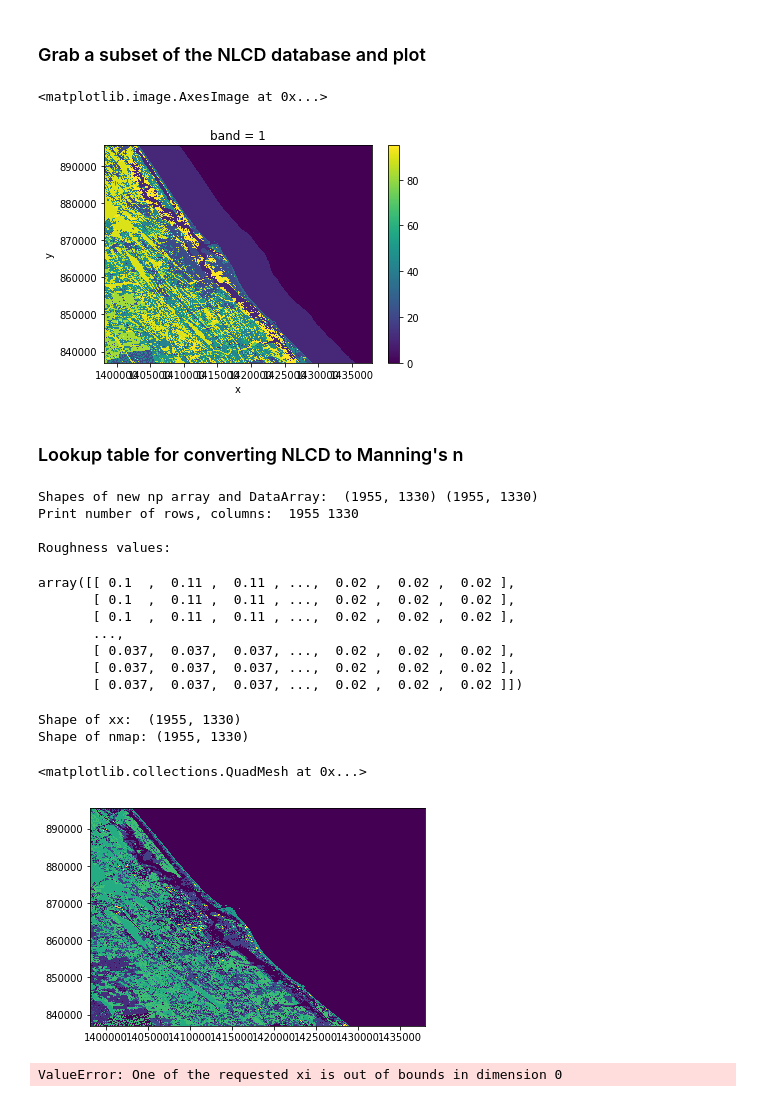
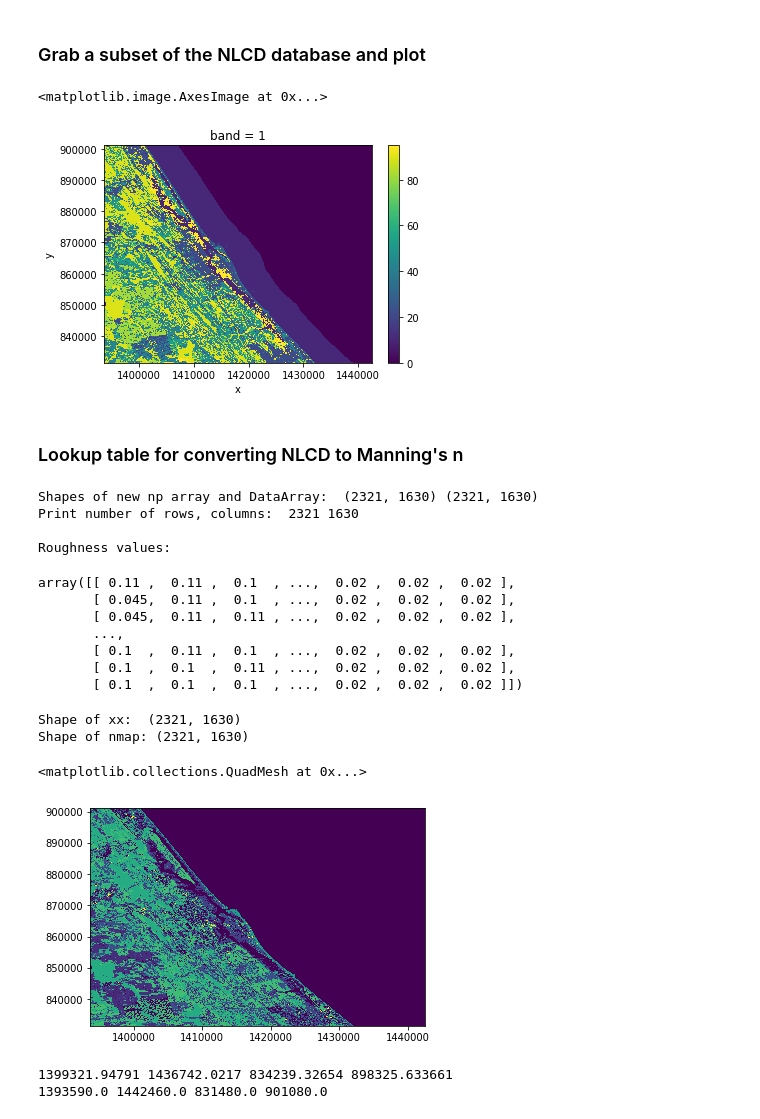
Before and after one commit to csherwood-usgs/CRF_classes_to_Roughness, a Jupyter notebook: Matanzas.ipynb, the cells around one changed output. Saved outputs shown, nothing was run; the diff lists cells and outputs as text; code cells hidden in the pictures.

```diff
--- a/Matanzas.ipynb
+++ b/Matanzas.ipynb
@@ -16,7 +16,8 @@ from scipy import interpolate
 # %% [markdown]
 ### Location and name of the model grid
 # %%
-gdir = '../../Matanzas_grid/'
+#gdir = '../../Matanzas_grid/'
+gdir = './'
 gfn  = 'GTM_COARSE_May12018_smooth_open_s.nc'
 # %% [markdown]
 ### Import model grid
@@ -94,11 +95,12 @@ E-W extent:  38886.92508039507  N-S extent 59640.73873537418
 # %% [markdown]
 ### Grab a subset of the NLCD database and plot
 # %%
-dss = ds[0,:,:].sel(x=slice(e0-500.,e1+500.), y=slice(n0-500.,n1+500))
+# pad this by 5 km
+dss = ds[0,:,:].sel(x=slice(e0-5000.,e1+5000.), y=slice(n0+5000.,n1-5000))
 dss.plot.imshow()
 # %% [output]
 <matplotlib.image.AxesImage at 0x...>
-[figure, old version]
+[figure, new version]
 # %% [markdown]
 ### Lookup table for converting NLCD to Manning's n
 # %%
@@ -126,17 +128,17 @@ for i in range(ni):
 print('\nRoughness values:')
 nmap
 # %% [output]
-Shapes of new np array and DataArray:  (1955, 1330) (1955, 1330)
-Print number of rows, columns:  1955 1330
+Shapes of new np array and DataArray:  (2321, 1630) (2321, 1630)
+Print number of rows, columns:  2321 1630
 
 Roughness values:
-array([[ 0.1  ,  0.11 ,  0.11 , ...,  0.02 ,  0.02 ,  0.02 ],
-       [ 0.1  ,  0.11 ,  0.11 , ...,  0.02 ,  0.02 ,  0.02 ],
-       [ 0.1  ,  0.11 ,  0.11 , ...,  0.02 ,  0.02 ,  0.02 ],
+array([[ 0.11 ,  0.11 ,  0.1  , ...,  0.02 ,  0.02 ,  0.02 ],
+       [ 0.045,  0.11 ,  0.1  , ...,  0.02 ,  0.02 ,  0.02 ],
+       [ 0.045,  0.11 ,  0.11 , ...,  0.02 ,  0.02 ,  0.02 ],
        ...,
-       [ 0.037,  0.037,  0.037, ...,  0.02 ,  0.02 ,  0.02 ],
-       [ 0.037,  0.037,  0.037, ...,  0.02 ,  0.02 ,  0.02 ],
-       [ 0.037,  0.037,  0.037, ...,  0.02 ,  0.02 ,  0.02 ]])
+       [ 0.1  ,  0.11 ,  0.1  , ...,  0.02 ,  0.02 ,  0.02 ],
+       [ 0.1  ,  0.1  ,  0.11 , ...,  0.02 ,  0.02 ,  0.02 ],
+       [ 0.1  ,  0.1  ,  0.1  , ...,  0.02 ,  0.02 ,  0.02 ]])
 # %%
 # make same-sized arrays of x and y (these are in the Albers projection)
 x = dss['x'].values
@@ -153,19 +155,19 @@ print('Shape of nmap:',np.shape(nmap))
 # look at the roughness map
 plt.pcolormesh(xx,yy,nmap)
 # %% [output]
-Shape of xx:  (1955, 1330)
-Shape of nmap: (1955, 1330)
+Shape of xx:  (2321, 1630)
+Shape of nmap: (2321, 1630)
 <matplotlib.collections.QuadMesh at 0x...>
-[figure, old version]
+[figure, new version]
 # %%
 # Both of these whine about the fact that y decreases, rather than increases...so y and nmap have been flipped
 f=interpolate.RegularGridInterpolator((y,x), nmap, method='nearest')
 
 # lon_rho and lat_rho are the locations we would like roughness values
 etc,ntc = transform(llProj,aeProj,dsc.lon_rho.values,dsc.lat_rho.values)
-cnmapi = f((ntc,etc))
-# look at the roughness map
-plt.pcolormesh(dsc.lon_rho.values,dsc.lat_rho.values,cnmapi)
-plt.colorbar()
+# we keep getting interpolation errors...what is the range of values we are interpolating?
+print(np.min(etc),np.max(etc),np.min(ntc),np.max(ntc))
+print(np.min(x),np.max(x), np.min(y),np.max(y))
 # %% [output]
-ValueError: One of the requested xi is out of bounds in dimension 0
+1399321.94791 1436742.0217 834239.32654 898325.633661
+1393590.0 1442460.0 831480.0 901080.0
```
Also changed, not shown: parts of 1 cell of this notebook.
